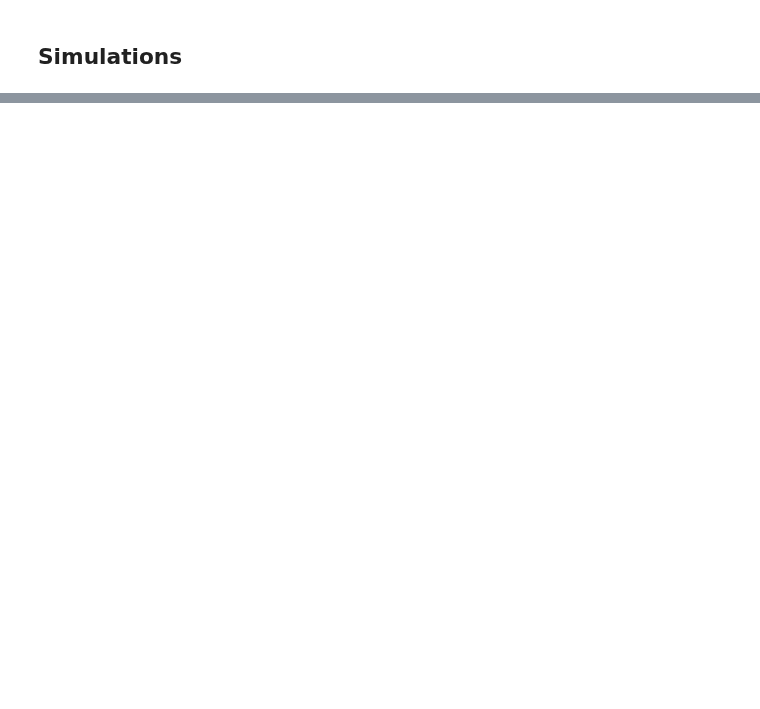
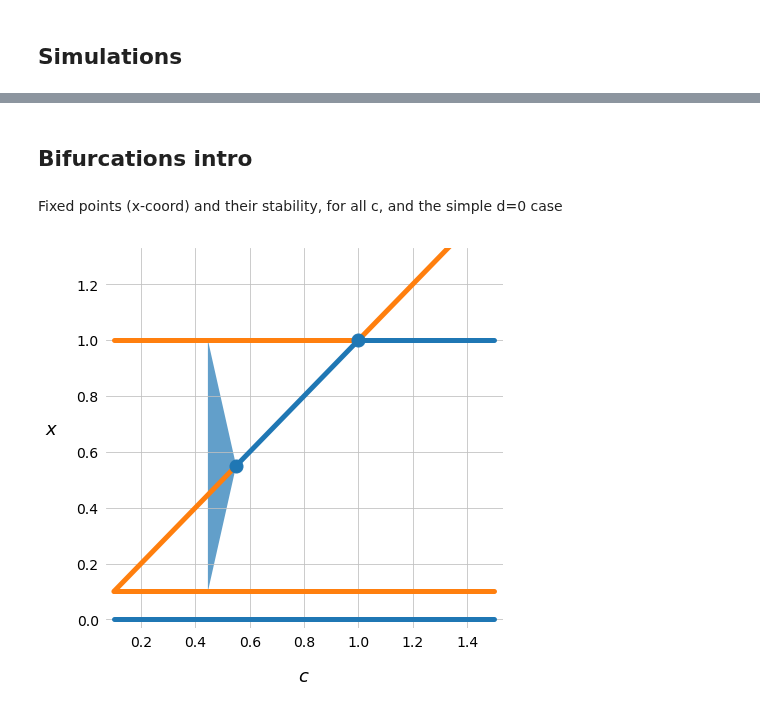
Before and after one commit to tfiers/strogatz, a Jupyter notebook: notebooks/3_Predator_prey.ipynb, the cells around one changed output, grey strips where cells are left out. Cells and saved outputs as stored; diff of their text form; code cells hidden in the pictures; blank space fills up the shorter version.

```diff
--- a/notebooks/3_Predator_prey.ipynb
+++ b/notebooks/3_Predator_prey.ipynb
@@ -477,0 +461,80 @@ $$\left[\begin{matrix}- 1.5 x y + x \left(- x + 1\right) \left(x - 0.1\right)\\-
+# %% [markdown]
+## Bifurcations intro
+# %% [markdown]
+Fixed points (x-coord) and their stability, for all c, and the simple d=0 case
+# %%
+(c0, cf) = 0.1, 1.5
+coord_bounds = {
+    x: (0, 1.3),
+    y: (0, 0.46),
+}
+eps = np.array([-0.03, +0.03])
+stability_colors = {
+    True: 'C0',
+    False: 'C1',
+}
+
+def plot_bifurcation_diagram(dim=x):
+
+    fig, ax = plt.subplots(figsize=(7,6.2))
+    ax.set_xlabel('$c$')
+    ax.set_ylabel(f'${dim}$', rotation=0, ha='right')
+    ax.set_xlim((c0, cf) + eps)
+    ax.set_ylim(coord_bounds[dim] + eps)
+
+    def get_fp_coord(fp_num, cs):
+        fp_coord = fp[fp_num][dim].subs(dict(a=aa, b=bb))
+        fp_coord_np = np.vectorize(sp.lambdify(c, fp_coord))
+        return fp_coord_np(cs)
+
+
+    def plot_fp_branch(fp_num, c_range, stable=True, N=300):
+        cs = np.linspace(*c_range, N)
+        coords = get_fp_coord(fp_num, cs)
+        ax.plot(cs, coords, c=stability_colors[stable], lw=5, solid_capstyle='round')
+
+
+    def plot_bifurcation(fp_num, c):
+        coord = get_fp_coord(fp_num, c)
+        ax.plot(c, coord, '.', ms=26, c=stability_colors[True]);
+
+
+    def plot_limit_cycle_span():
+        c_start = c_heterocline
+        c_end = 0.55
+        coord_end = get_fp_coord(3, c_end)
+        coord_min = get_fp_coord(2, c_start)
+        if dim == x:
+            coord_max = get_fp_coord(1, c_start)
+        else:
+            coord_max = 0.32
+        lc_vertices = np.array((
+            (c_start, coord_min),
+            (c_start, coord_max),
+            (c_end, coord_end),
+        ))
+        ax.fill(lc_vertices[:,0], lc_vertices[:,1], alpha=0.7);
+
+    plot_fp_branch(1, (c0, 1), False)
+    plot_fp_branch(1, (1, cf), True)
+
+    plot_fp_branch(2, (c0, cf), False)
+
+    plot_fp_branch(3, (c0, 0.55), False)
+    plot_fp_branch(3, (0.55, 1), True)
+    plot_fp_branch(3, (1, cf), False)
+
+    plot_fp_branch(0, (c0, cf), True)
+
+    plot_limit_cycle_span()
+
+    plot_bifurcation(3, 1)
+    plot_bifurcation(3, 0.55)
+
+    return fig
+
+
+fig = plot_bifurcation_diagram(x)
+save(fig, 'bd_x')
+# %% [output]
+[figure, added]
```
Also changed, not shown: parts of 30 cells of this notebook, 18 other files.
